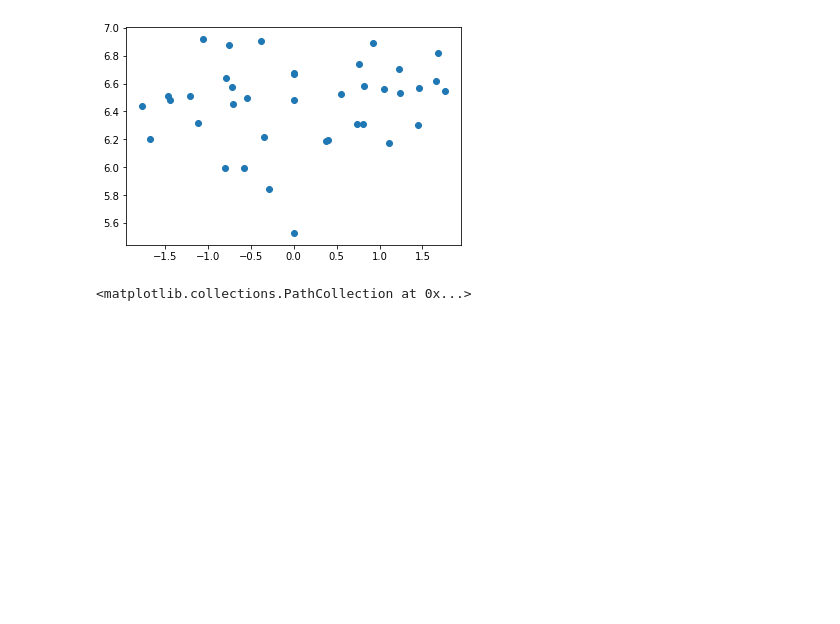
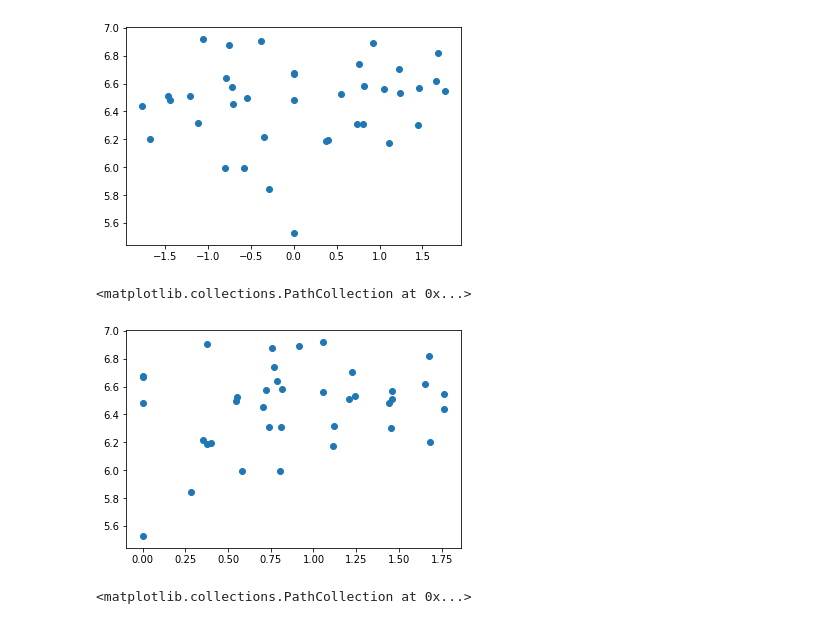
Before and after one commit to voytekresearch/EEGMapping, a Jupyter notebook: GroupAnalysis.ipynb, the cells around one changed output. Drawn from its saved outputs; the diff is of its cells as text; code cells hidden in the pictures; blank space fills up the shorter version.

```diff
--- a/GroupAnalysis.ipynb
+++ b/GroupAnalysis.ipynb
@@ -155,6 +147,12 @@ plt.scatter(pos[:, 0], dat)
 # %% [output]
 <matplotlib.collections.PathCollection at 0x...>
 [figure]
+# %%
+plt.scatter(abs(pos[:, 0]), dat)
+#medial to lateral
+# %% [output]
+<matplotlib.collections.PathCollection at 0x...>
+[figure, added]
 # %%
 plt.scatter(pos[:, 1], dat)
 # posterior to anterior
```
Also changed, not shown: parts of 17 cells of this notebook.
